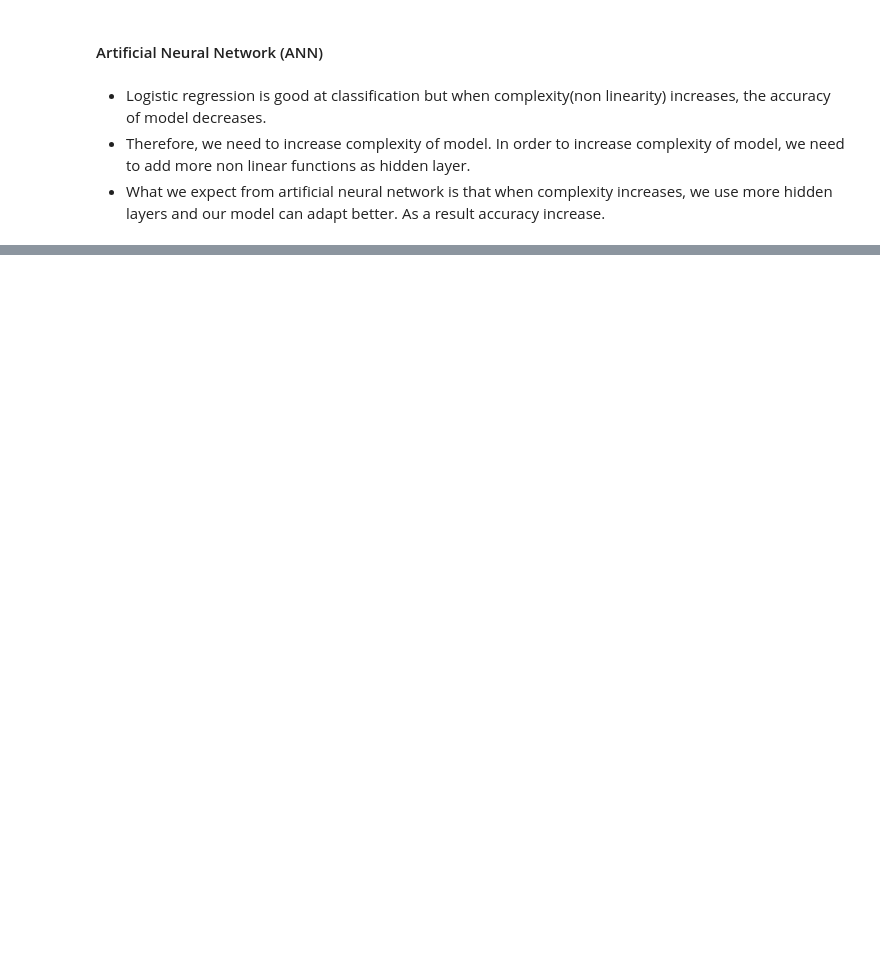
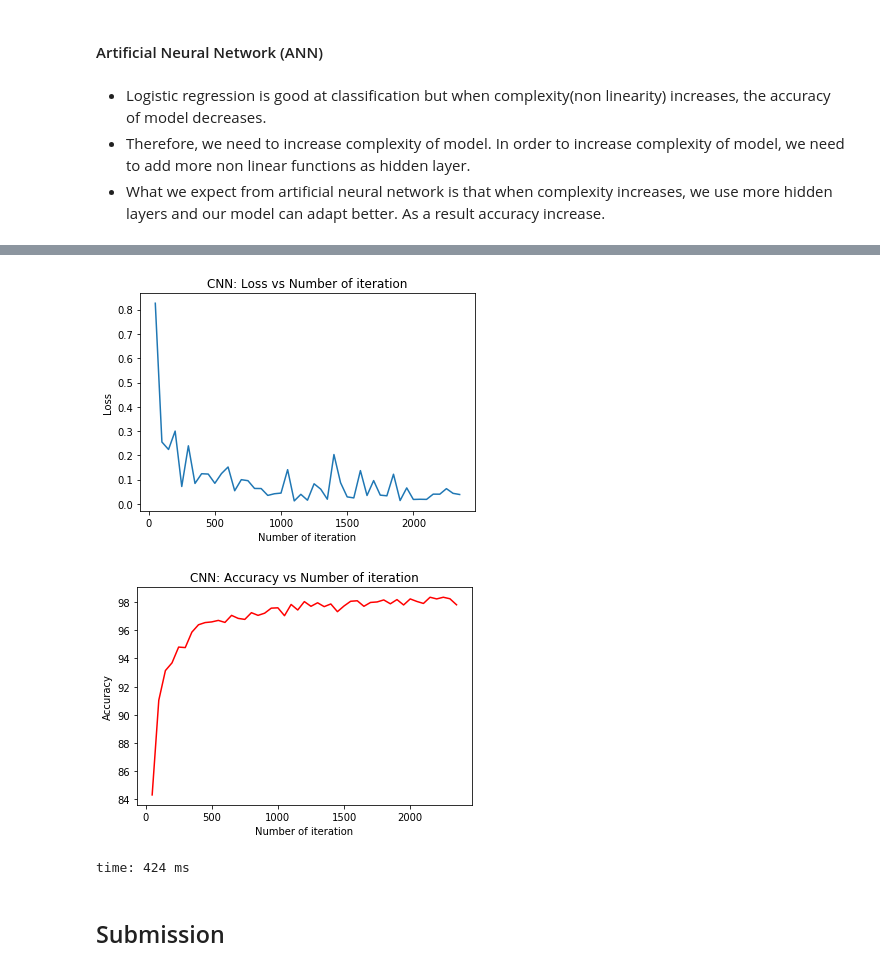
Before and after one commit to Archisman-Roy/Learning, a Jupyter notebook: kaggle/MNIST/MNIST.ipynb, the cells around one changed output, grey strips where cells are left out. Saved outputs shown, nothing was run; the diff lists cells and outputs as text; code cells hidden in the pictures; blank space fills up the shorter version.

```diff
--- a/kaggle/MNIST/MNIST.ipynb
+++ b/kaggle/MNIST/MNIST.ipynb
@@ -720,0 +870,19 @@ time: 448 ms
+# %%
+plt.plot(iteration_list,loss_list)
+plt.xlabel("Number of iteration")
+plt.ylabel("Loss")
+plt.title("CNN: Loss vs Number of iteration")
+plt.show()
+
+# visualization accuracy
+plt.plot(iteration_list,accuracy_list,color = "red")
+plt.xlabel("Number of iteration")
+plt.ylabel("Accuracy")
+plt.title("CNN: Accuracy vs Number of iteration")
+plt.show()
+# %% [output]
+[figure, added]
+[figure, added]
+time: 424 ms
+# %% [markdown]
+## Submission
```
Also changed, not shown: parts of 25 cells of this notebook.
